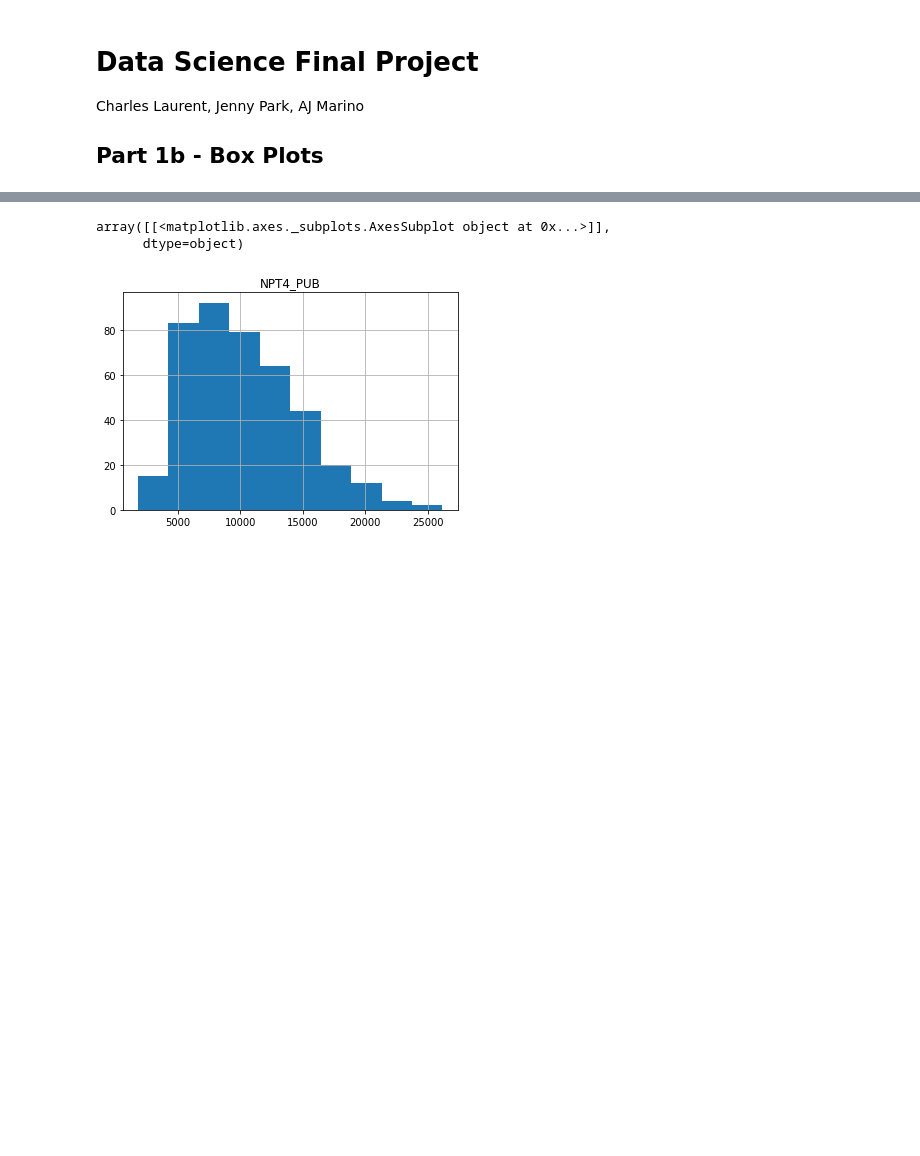
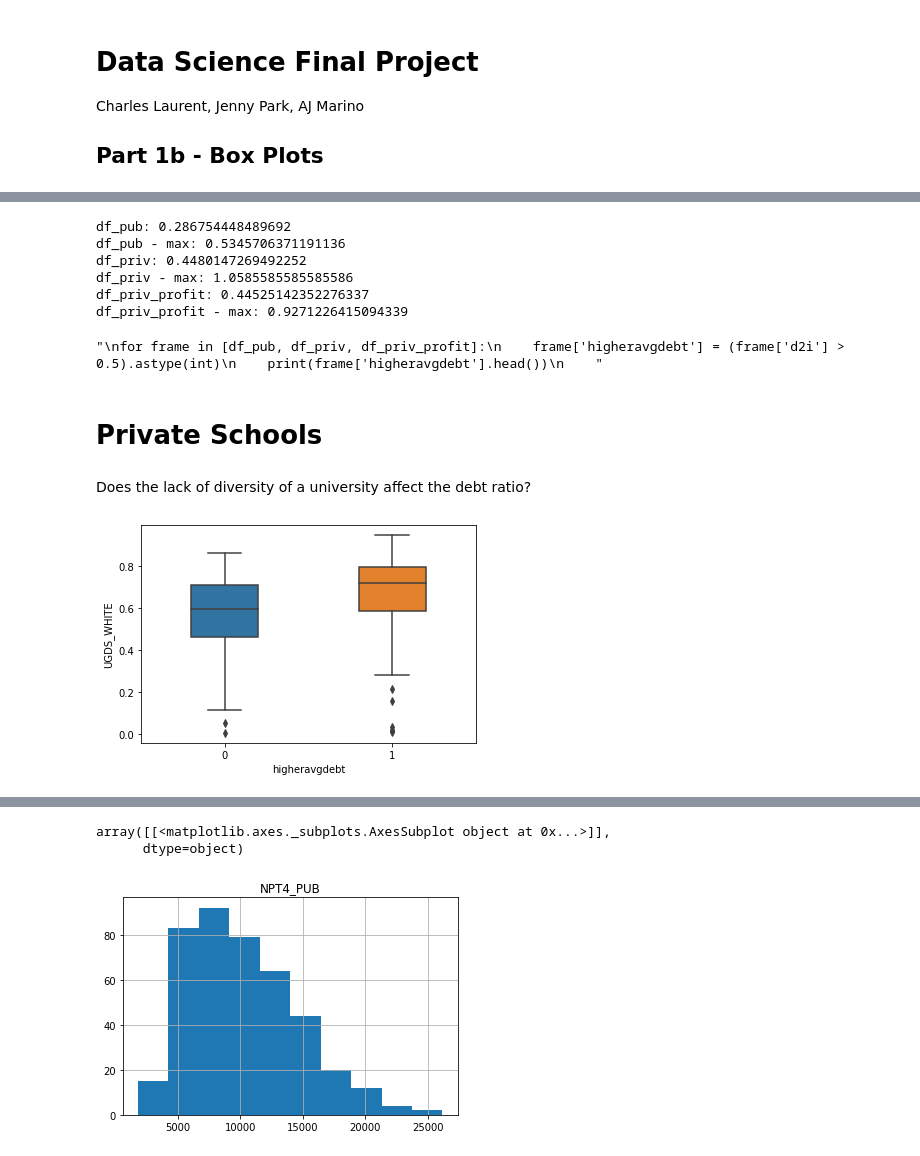
Before and after one commit to Data-Science-Business-Analytics/data-science-business-analytics-final-project, a Jupyter notebook: 01-b-box-plots.ipynb, the cells around one changed output, grey strips where cells are left out. Drawn from its saved outputs; the diff is of its cells as text; code cells hidden in the pictures; blank space fills up the shorter version.

```diff
--- a/01-b-box-plots.ipynb
+++ b/01-b-box-plots.ipynb
@@ -17,7 +19,7 @@ display(HTML("<style>.container { width:96% !important; }</style>"))
 pd.set_option('display.max_columns', None)
 # %%
 # TODO - Update path to files
-datadir='../dev/project/CollegeScorecard_Raw_Data'
+datadir= '/Users/ajmarino/Downloads/drive-download-20191215T203420Z-001'
 # %%
 # import collegedatalib
 import collegedatahelper
@@ -35,0 +58,36 @@ df_priv_profit = collegedatahelper.clean_df(df.loc[df['CONTROL'] == 3])
+# %%
+frames = ['df_pub', 'df_priv', 'df_priv_profit']
+for i, frame in enumerate([df_pub, df_priv, df_priv_profit]):
+    debt2income_mat=frame[['CONTROL','d2i']]#df_priv[['DEBT_MDN','MD_EARN_WNE_P10']]
+    thisKMeans = cluster.KMeans(2) #12 clusters
+    thisKMeans.fit(debt2income_mat)
+    clusterDistances = thisKMeans.transform(debt2income_mat) #distances from each center
+    frame['cluster'] = thisKMeans.predict(debt2income_mat)
+    mean = (frame[frame['cluster']==0]['d2i'].mean() + frame[frame['cluster']==1]['d2i'].mean()) / 2 # CLUSTERS OF INDEBTEDNESS
+    print(f'{frames[i]}: {mean}')
+    print(f'{frames[i]} - max: {frame.d2i.max()}')
+    frame['higheravgdebt'] = (frame['d2i'] > mean).astype(int)
+# %% [output]
+df_pub: 0.286754448489692
+df_pub - max: 0.5345706371191136
+df_priv: 0.4480147269492252
+df_priv - max: 1.0585585585585586
+df_priv_profit: 0.44525142352276337
+df_priv_profit - max: 0.9271226415094339
+# %%
+"""
+for frame in [df_pub, df_priv, df_priv_profit]:
+    frame['higheravgdebt'] = (frame['d2i'] > 0.5).astype(int)
+    print(frame['higheravgdebt'].head())
+    """
+# %% [output]
+"\nfor frame in [df_pub, df_priv, df_priv_profit]:\n    frame['higheravgdebt'] = (frame['d2i'] > 0.5).astype(int)\n    print(frame['higheravgdebt'].head())\n    "
+# %% [markdown]
+# Private Schools
+# %% [markdown]
+Does the lack of diversity of a university affect the debt ratio?
+# %%
+sns.boxplot("higheravgdebt", "UGDS_WHITE", width=0.4, data=df_priv)
+plt.show()
+# %% [output]
+[figure, added]
```
Also changed, not shown: parts of 20 cells of this notebook.
